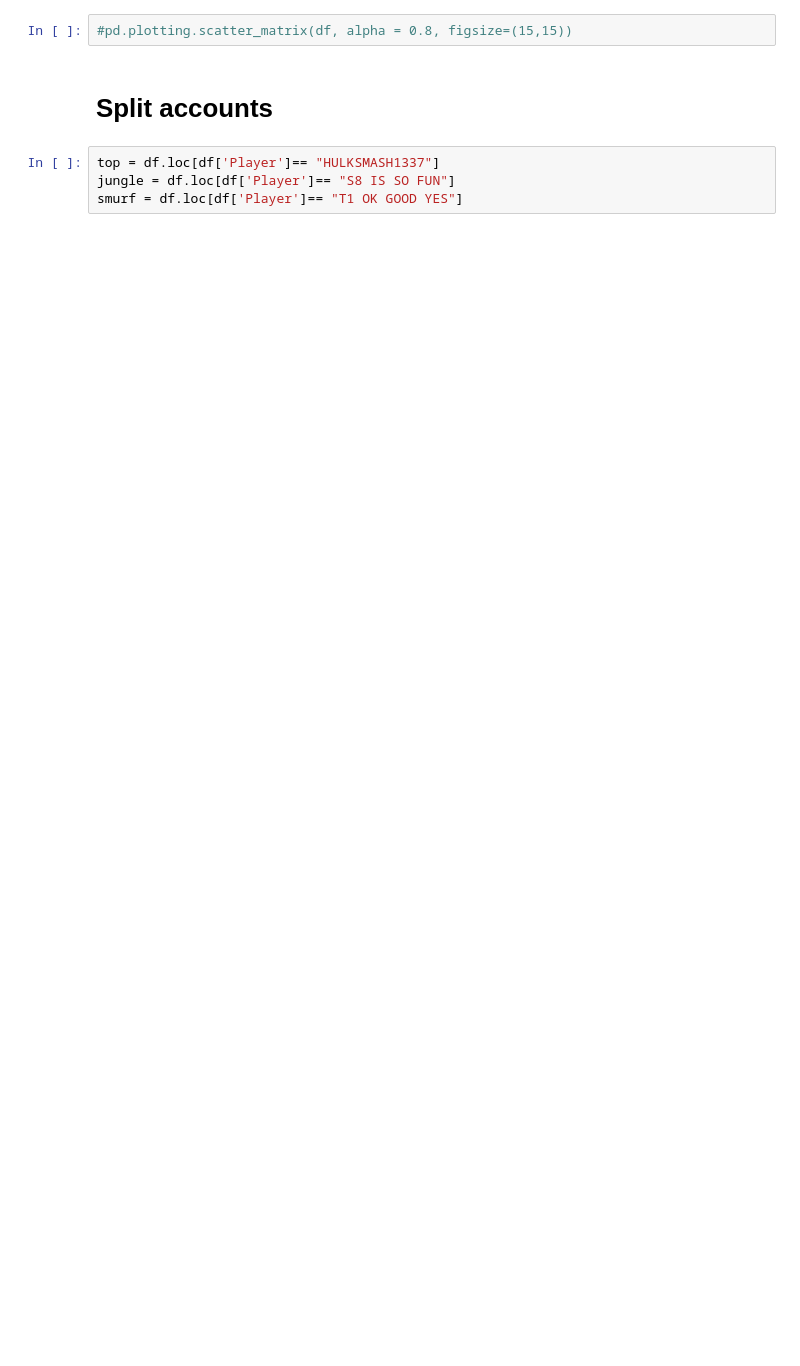
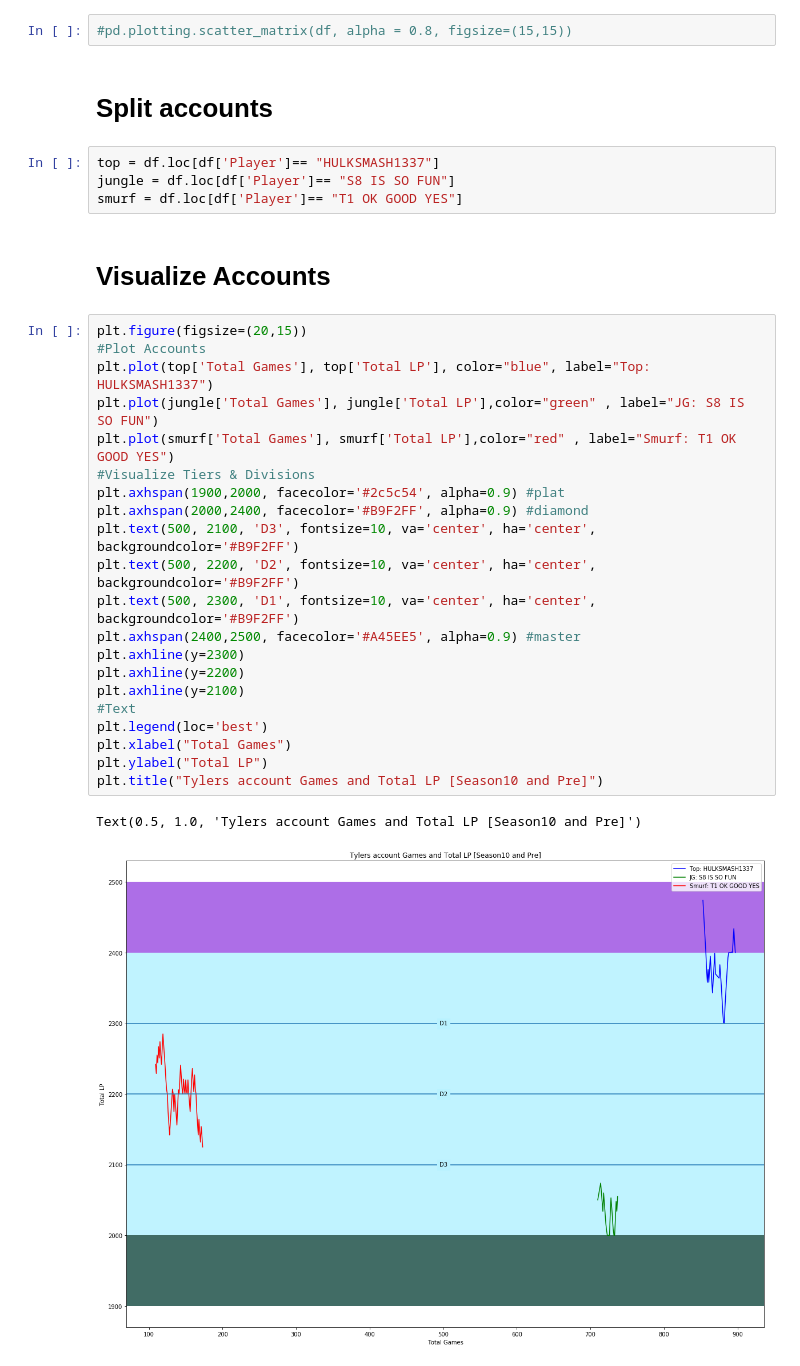
Before and after one commit to Nathanlloyd7/LeagueDataTracker, a Jupyter notebook: LeagueAnalyse.ipynb, the cells around one changed output. Drawn from its saved outputs; the diff is of its cells as text; blank space fills up the shorter version.

```diff
--- a/LeagueAnalyse.ipynb
+++ b/LeagueAnalyse.ipynb
@@ -103,3 +112,29 @@ df.tail()
 top = df.loc[df['Player']== "HULKSMASH1337"]
 jungle = df.loc[df['Player']== "S8 IS SO FUN"]
 smurf = df.loc[df['Player']== "T1 OK GOOD YES"]
+# %% [markdown]
+# Visualize Accounts
+# %%
+plt.figure(figsize=(20,15))
+#Plot Accounts
+plt.plot(top['Total Games'], top['Total LP'], color="blue", label="Top: HULKSMASH1337")
+plt.plot(jungle['Total Games'], jungle['Total LP'],color="green" , label="JG: S8 IS SO FUN")
+plt.plot(smurf['Total Games'], smurf['Total LP'],color="red" , label="Smurf: T1 OK GOOD YES")
+#Visualize Tiers & Divisions
+plt.axhspan(1900,2000, facecolor='#2c5c54', alpha=0.9) #plat
+plt.axhspan(2000,2400, facecolor='#B9F2FF', alpha=0.9) #diamond
+plt.text(500, 2100, 'D3', fontsize=10, va='center', ha='center', backgroundcolor='#B9F2FF')
+plt.text(500, 2200, 'D2', fontsize=10, va='center', ha='center', backgroundcolor='#B9F2FF')
+plt.text(500, 2300, 'D1', fontsize=10, va='center', ha='center', backgroundcolor='#B9F2FF')
+plt.axhspan(2400,2500, facecolor='#A45EE5', alpha=0.9) #master
+plt.axhline(y=2300)
+plt.axhline(y=2200)
+plt.axhline(y=2100)
+#Text
+plt.legend(loc='best')
+plt.xlabel("Total Games")
+plt.ylabel("Total LP")
+plt.title("Tylers account Games and Total LP [Season10 and Pre]")
+# %% [output]
+Text(0.5, 1.0, 'Tylers account Games and Total LP [Season10 and Pre]')
+[figure, added]
```
Also changed, not shown: parts of 15 cells of this notebook, 2 other files.
